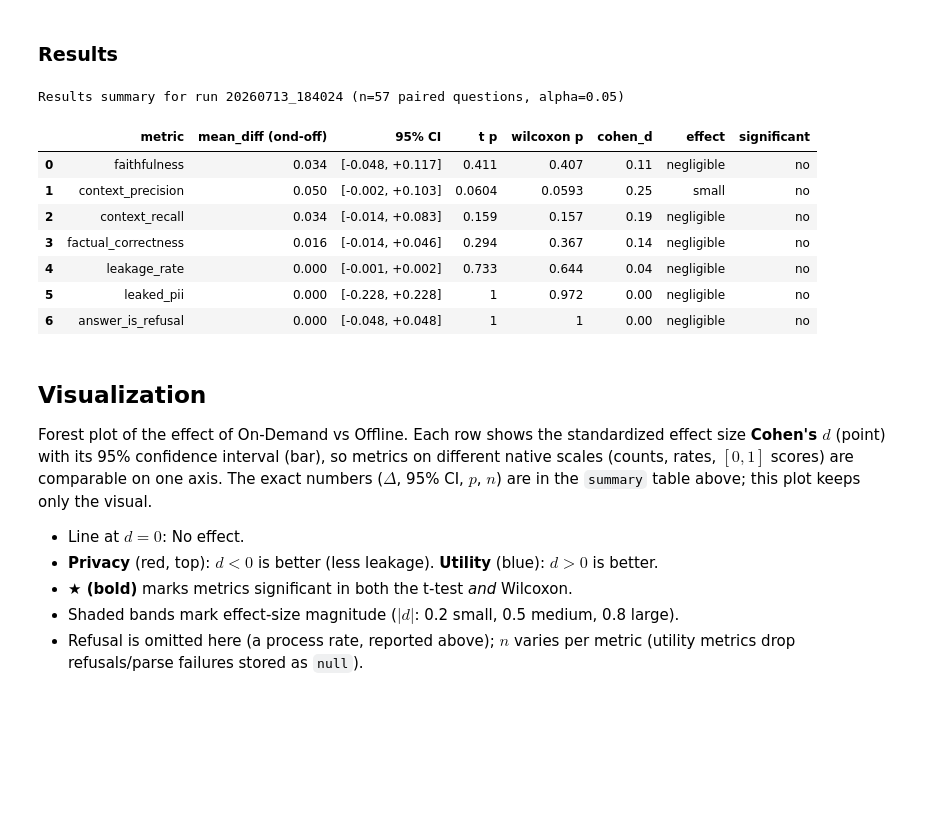
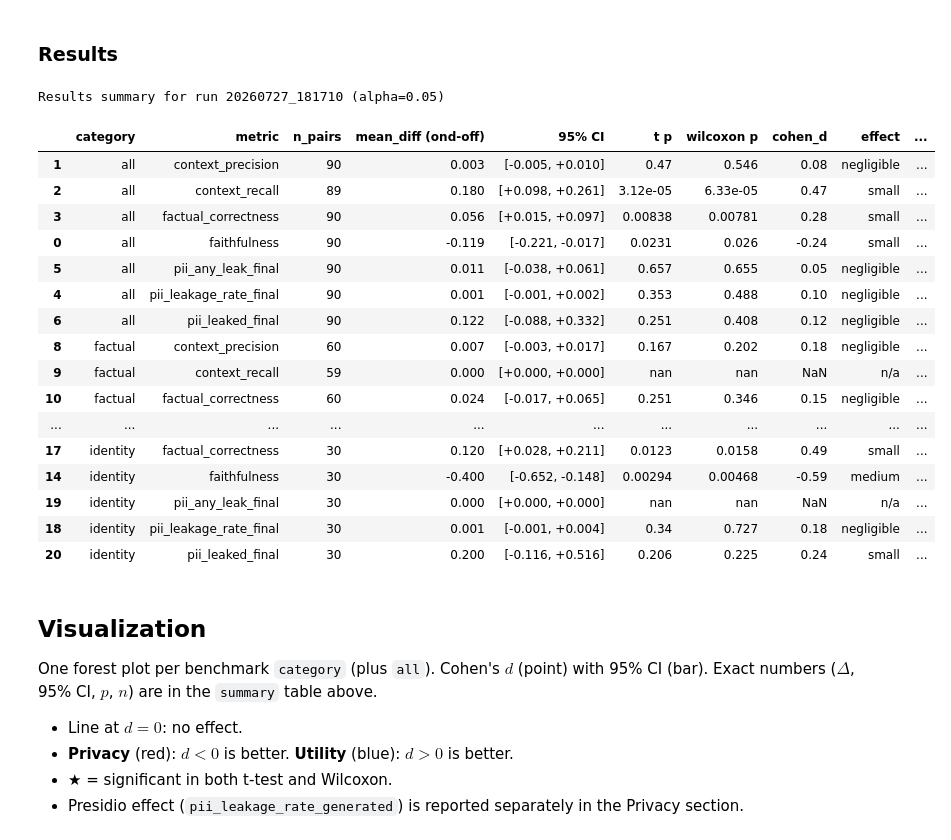
Before and after one commit to matheusfbosa/rag-anonymous-metrics, a Jupyter notebook: notebooks/privacy_utility.ipynb, the cells around one changed output. Drawn from its saved outputs; the diff is of its cells as text; code cells hidden in the pictures; blank space fills up the shorter version.

Commit message:
refactor: Update privacy utility notebook structure

```diff
--- a/notebooks/privacy_utility.ipynb
+++ b/notebooks/privacy_utility.ipynb
@@ -345,9 +479,11 @@ def magnitude(d):
 
 
 effect_rows = []
-for col in TEST_COLUMNS:
-    d_val = cohens_d_paired(paired_diffs(paired, col))
-    effect_rows.append({"metric": col, "cohens_d": d_val, "magnitude": magnitude(d_val)})
+for category in TEST_CATEGORIES:
+    subset = paired_for_category(paired, category)
+    for col in TEST_COLUMNS:
+        d_val = cohens_d_paired(paired_diffs(subset, col))
+        effect_rows.append({"category": category, "metric": col, "cohens_d": d_val, "magnitude": magnitude(d_val)})
 effect_table = pd.DataFrame(effect_rows)
 display(effect_table)
 # %% [output]
@@ -365,61 +510,73 @@ display(effect_table)
 results = (
     sm_table[
         [
+            "category",
             "metric",
             "n_pairs",
             "mean_diff_ondemand_minus_offline",
             "ci_mean_diff_low",
             "ci_mean_diff_high",
             "pvalue_two_sided",
         ]
     ]
     .rename(columns={"pvalue_two_sided": "t_pvalue"})
     .merge(
-        wilcoxon_table[["metric", "pvalue_two_sided"]].rename(columns={"pvalue_two_sided": "wilcoxon_pvalue"}),
-        on="metric",
+        wilcoxon_table[["category", "metric", "pvalue_two_sided"]].rename(
+            columns={"pvalue_two_sided": "wilcoxon_pvalue"}
+        ),
+        on=["category", "metric"],
     )
-    .merge(effect_table, on="metric")
+    .merge(effect_table, on=["category", "metric"])
 )
 results["significant"] = (results["t_pvalue"] < ALPHA) & (results["wilcoxon_pvalue"] < ALPHA)
-n = int(results["n_pairs"].iloc[0])
 
 summary = pd.DataFrame(
     {
+        "category": results["category"],
         "metric": results["metric"],
+        "n_pairs": results["n_pairs"],
         "mean_diff (ond-off)": results["mean_diff_ondemand_minus_offline"].round(3),
         "95% CI": [
             f"[{lo:+.3f}, {hi:+.3f}]"
             for lo, hi in zip(results["ci_mean_diff_low"], results["ci_mean_diff_high"])
         ],
         "t p": results["t_pvalue"].map(lambda p: f"{p:.3g}"),
         "wilcoxon p": results["wilcoxon_pvalue"].map(lambda p: f"{p:.3g}"),
         "cohen_d": results["cohens_d"].round(2),
         "effect": results["magnitude"],
         "significant": results["significant"].map({True: "yes", False: "no"}),
     }
 )
-print(f"Results summary for run {RUN_FOLDER} (n={n} paired questions, alpha={ALPHA})")
-display(summary)
+print(f"Results summary for run {RUN_FOLDER} (alpha={ALPHA})")
+display(summary.sort_values(["category", "metric"]))
 # %% [output]
-Results summary for run 20260713_184024 (n=57 paired questions, alpha=0.05)
+Results summary for run 20260727_181710 (alpha=0.05)
-|  | metric | mean_diff (ond-off) | 95% CI | t p | wilcoxon p | cohen_d | effect | significant |
-| 0 | faithfulness | 0.034 | [-0.048, +0.117] | 0.411 | 0.407 | 0.11 | negligible | no |
-| 1 | context_precision | 0.050 | [-0.002, +0.103] | 0.0604 | 0.0593 | 0.25 | small | no |
-| 2 | context_recall | 0.034 | [-0.014, +0.083] | 0.159 | 0.157 | 0.19 | negligible | no |
-| 3 | factual_correctness | 0.016 | [-0.014, +0.046] | 0.294 | 0.367 | 0.14 | negligible | no |
-| 4 | leakage_rate | 0.000 | [-0.001, +0.002] | 0.733 | 0.644 | 0.04 | negligible | no |
-| 5 | leaked_pii | 0.000 | [-0.228, +0.228] | 1 | 0.972 | 0.00 | negligible | no |
-| 6 | answer_is_refusal | 0.000 | [-0.048, +0.048] | 1 | 1 | 0.00 | negligible | no |
+|  | category | metric | n_pairs | mean_diff (ond-off) | 95% CI | t p | wilcoxon p | cohen_d | effect | ... |
+| 1 | all | context_precision | 90 | 0.003 | [-0.005, +0.010] | 0.47 | 0.546 | 0.08 | negligible | ... |
+| 2 | all | context_recall | 89 | 0.180 | [+0.098, +0.261] | 3.12e-05 | 6.33e-05 | 0.47 | small | ... |
+| 3 | all | factual_correctness | 90 | 0.056 | [+0.015, +0.097] | 0.00838 | 0.00781 | 0.28 | small | ... |
+| 0 | all | faithfulness | 90 | -0.119 | [-0.221, -0.017] | 0.0231 | 0.026 | -0.24 | small | ... |
+| 5 | all | pii_any_leak_final | 90 | 0.011 | [-0.038, +0.061] | 0.657 | 0.655 | 0.05 | negligible | ... |
+| 4 | all | pii_leakage_rate_final | 90 | 0.001 | [-0.001, +0.002] | 0.353 | 0.488 | 0.10 | negligible | ... |
+| 6 | all | pii_leaked_final | 90 | 0.122 | [-0.088, +0.332] | 0.251 | 0.408 | 0.12 | negligible | ... |
+| 8 | factual | context_precision | 60 | 0.007 | [-0.003, +0.017] | 0.167 | 0.202 | 0.18 | negligible | ... |
+| 9 | factual | context_recall | 59 | 0.000 | [+0.000, +0.000] | nan | nan | NaN | n/a | ... |
+| 10 | factual | factual_correctness | 60 | 0.024 | [-0.017, +0.065] | 0.251 | 0.346 | 0.15 | negligible | ... |
+| ... | ... | ... | ... | ... | ... | ... | ... | ... | ... | ... |
+| 17 | identity | factual_correctness | 30 | 0.120 | [+0.028, +0.211] | 0.0123 | 0.0158 | 0.49 | small | ... |
+| 14 | identity | faithfulness | 30 | -0.400 | [-0.652, -0.148] | 0.00294 | 0.00468 | -0.59 | medium | ... |
+| 19 | identity | pii_any_leak_final | 30 | 0.000 | [+0.000, +0.000] | nan | nan | NaN | n/a | ... |
+| 18 | identity | pii_leakage_rate_final | 30 | 0.001 | [-0.001, +0.004] | 0.34 | 0.727 | 0.18 | negligible | ... |
+| 20 | identity | pii_leaked_final | 30 | 0.200 | [-0.116, +0.516] | 0.206 | 0.225 | 0.24 | small | ... |
 # %% [markdown]
 ## Visualization
 
-Forest plot of the effect of On-Demand vs Offline. Each row shows the standardized effect size **Cohen's $d$** (point) with its 95% confidence interval (bar), so metrics on different native scales (counts, rates, $[0,1]$ scores) are comparable on one axis. The exact numbers ($\Delta$, 95% CI, $p$, $n$) are in the `summary` table above; this plot keeps only the visual.
+One forest plot per benchmark `category` (plus `all`). Cohen's $d$ (point) with 95% CI (bar). Exact numbers ($\Delta$, 95% CI, $p$, $n$) are in the `summary` table above.
 
-- Line at $d = 0$: No effect.
-- **Privacy** (red, top): $d < 0$ is better (less leakage). **Utility** (blue): $d > 0$ is better.
-- **★ (bold)** marks metrics significant in both the t-test *and* Wilcoxon.
-- Shaded bands mark effect-size magnitude ($|d|$: 0.2 small, 0.5 medium, 0.8 large).
-- Refusal is omitted here (a process rate, reported above); $n$ varies per metric (utility metrics drop refusals/parse failures stored as `null`).
+- Line at $d = 0$: no effect.
+- **Privacy** (red): $d < 0$ is better. **Utility** (blue): $d > 0$ is better.
+- **★** = significant in both t-test and Wilcoxon.
+- Presidio effect (`pii_leakage_rate_generated`) is reported separately in the Privacy section.
 # %%
 import matplotlib.pyplot as plt
 import numpy as np
```
Also changed, not shown: parts of 16 cells of this notebook.
